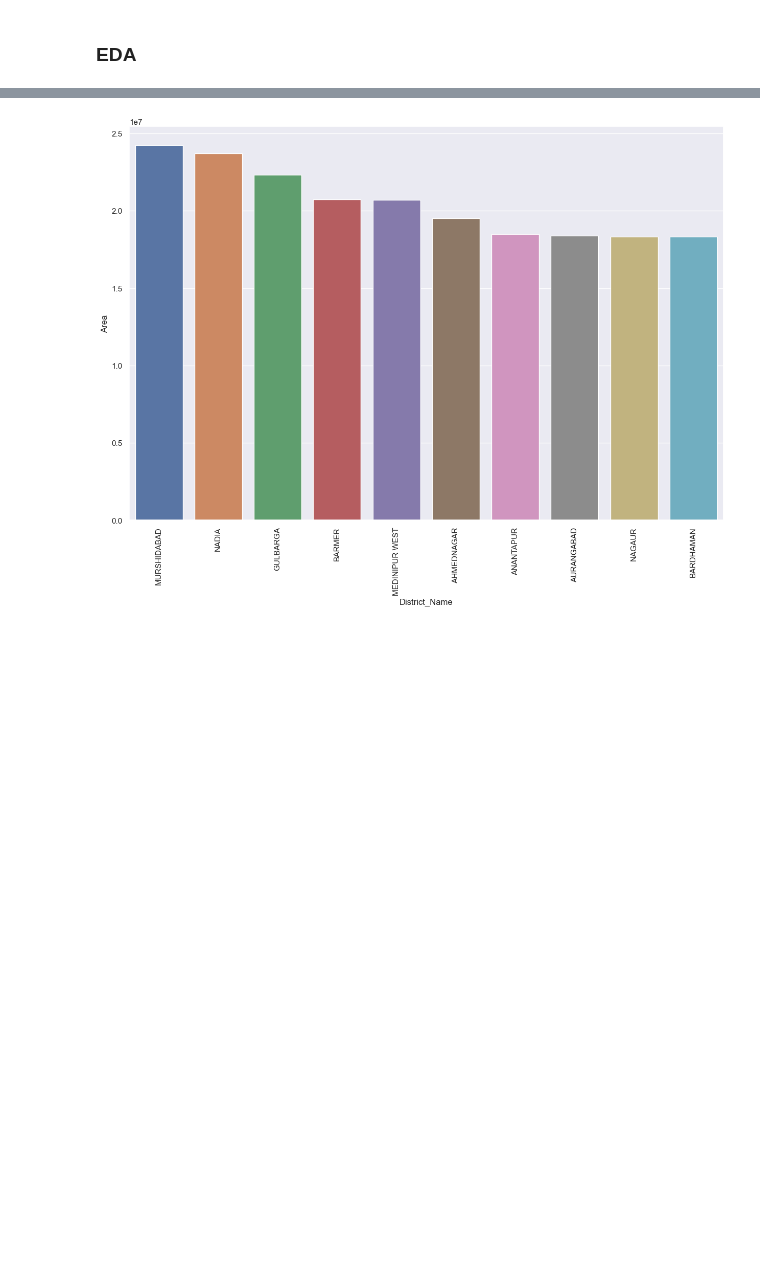
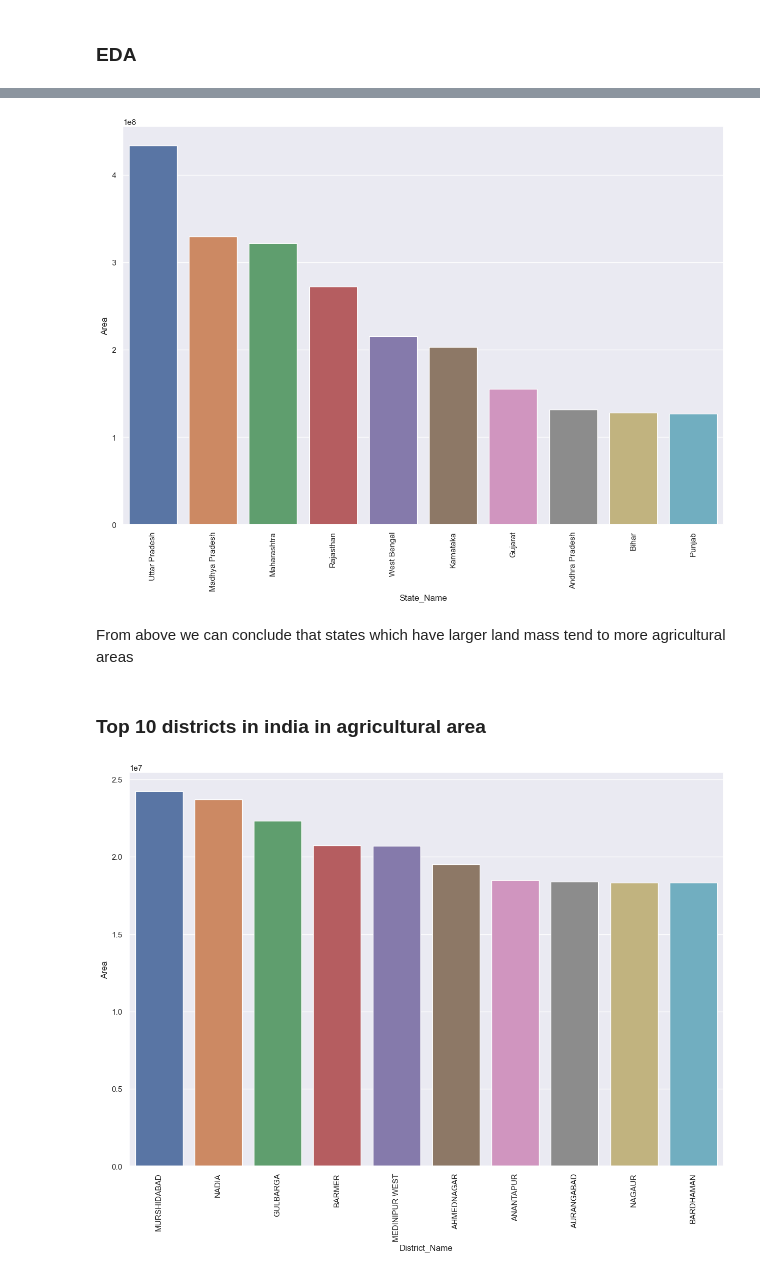
Before and after one commit to sachincmanjrekar/CM, a Jupyter notebook: Indian_Crops.ipynb, the cells around one changed output, grey strips where cells are left out. Cells and saved outputs as stored; diff of their text form; code cells hidden in the pictures; blank space fills up the shorter version.

```diff
--- a/Indian_Crops.ipynb
+++ b/Indian_Crops.ipynb
@@ -149,3 +153,15 @@ ax.tick_params(axis='x',rotation=90)
+# %%
+tc = df.groupby(['State_Name'])['Area'].sum().sort_values(ascending=False).nlargest(10).to_frame()
+tc = tc.reset_index()
+sns.set(rc={"figure.figsize" :(15,10)})
+ax = sns.barplot(data=tc,x='State_Name',y='Area')
+ax.tick_params(axis='x',rotation=90)
+# %% [output]
+[figure, added]
+# %% [markdown]
+From above we can conclude that states which have larger land mass tend to more agricultural areas
+# %% [markdown]
+### Top 10 districts in india in agricultural area
 # %%
 tc = df.groupby(['District_Name'])['Area'].sum().sort_values(ascending=False).nlargest(10).to_frame()
 tc = tc.reset_index()
```
Also changed, not shown: parts of 23 cells of this notebook.
